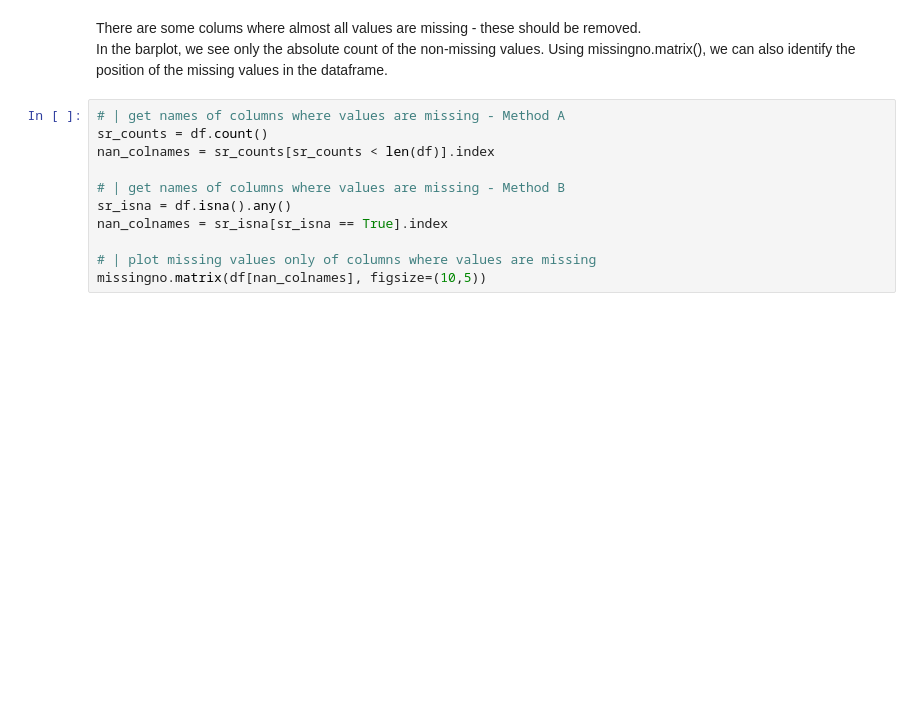
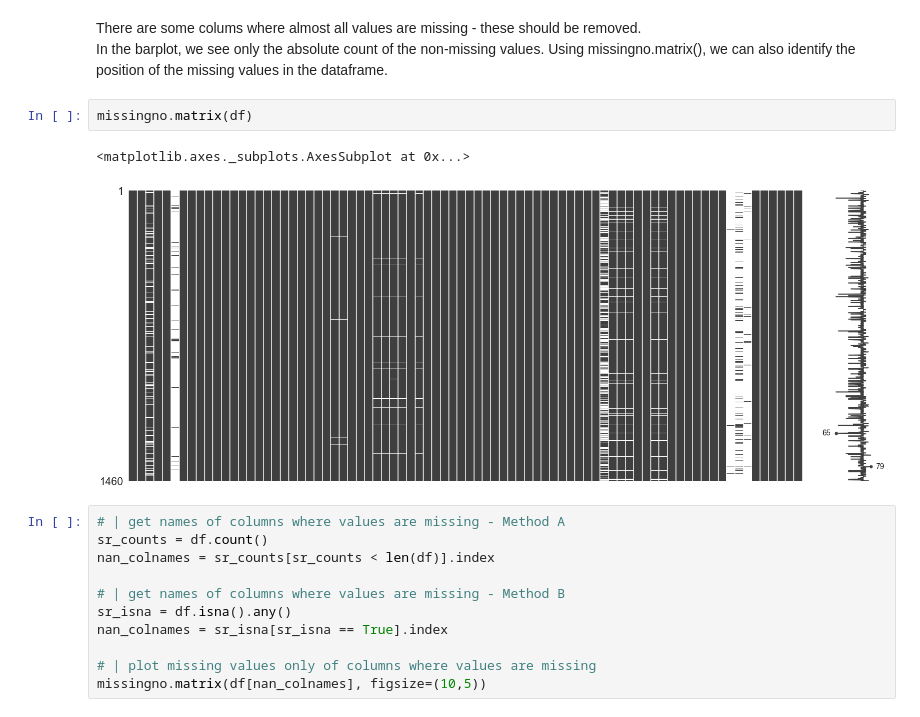
Before and after one commit to nkaenzig/ml-workshop, a Jupyter notebook: Modulo-2/house-prices-demo.ipynb, the cells around one changed output. Cells and saved outputs as stored; diff of their text form; blank space fills up the shorter version.

```diff
--- a/Modulo-2/house-prices-demo.ipynb
+++ b/Modulo-2/house-prices-demo.ipynb
@@ -36,6 +46,11 @@ df.head()
 # %% [markdown]
 There are some colums where almost all values are missing - these should be removed. <br>
 In the barplot, we see only the absolute count of the non-missing values. Using missingno.matrix(), we can also identify the position of the missing values in the dataframe.
+# %%
+missingno.matrix(df)
+# %% [output]
+<matplotlib.axes._subplots.AxesSubplot at 0x...>
+[figure, added]
 # %%
 # | get names of columns where values are missing - Method A
 sr_counts = df.count()
```
Also changed, not shown: parts of 7 cells of this notebook, 5 other files.
